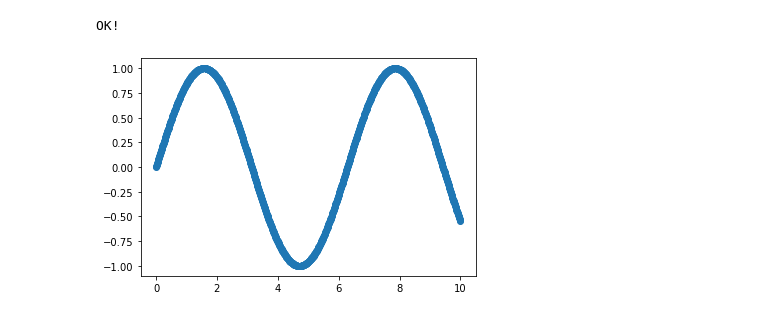
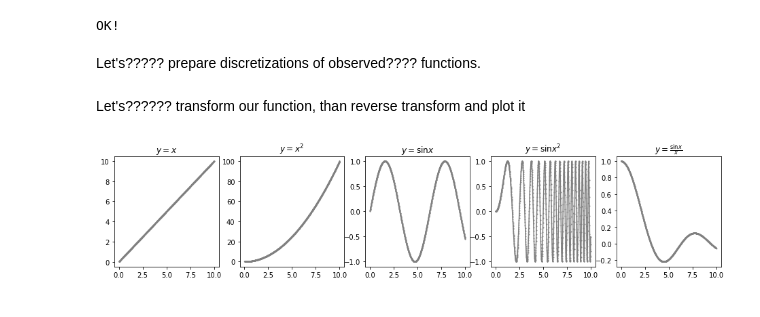
Before and after one commit to antonkulikov401/mipt-algorithms-3sem, a Jupyter notebook: task4-B/fft.ipynb, the cells around one changed output. Drawn from its saved outputs; the diff is of its cells as text; code cells hidden in the pictures.

Commit message:
added plots

```diff
--- a/task4-B/fft.ipynb
+++ b/task4-B/fft.ipynb
@@ -5,6 +6,7 @@ import cmath
 # %%
-def plot_discrete_function(x, y):
-    plt.plot(x, y, 'o')
+def plot_discrete_function(x, y, ax, label):
+    ax.set_title(label)
+    ax.plot(x, y, color='grey', marker='o', markersize=1)
 # %%
 def root_of_unity(n, k):
     return cmath.exp(2j * cmath.pi * k / n)
@@ -19,5 +21,5 @@ def FFT(x):
     return np.concatenate((y0 + roots_of_unity * y1, y0 - roots_of_unity * y1))
 
 def FFTReverse(x):
-    return np.conj(transform(np.conj(x), -1)) / len(x)
+    return np.conj(FFT(np.conj(x))) / len(x)
 # %% [markdown]
@@ -25,6 +27,6 @@ Let's test FFT and FFTReverse on some random tests, comparing it with the functi
 # %%
 np.random.seed(0)
-for i in range(100):
+for i in range(1000):
     x = np.random.rand(64) + 1j * np.random.rand(64)
     fft1, fft2 = FFT(x), np.fft.fft(x)
     ifft1, ifft2 = FFTReverse(fft1), np.fft.ifft(fft2)
@@ -33,10 +35,24 @@ for i in range(100):
 print("OK!")
 # %% [output]
 OK!
-# %%
-sample_rate = 100
-x = np.linspace(0, 10, 10 * sample_rate)
-y = np.sin(x)
-plot_discrete_function(x, y)
-# %% [output]
-[figure, removed]
+# %% [markdown]
+Let's????? prepare discretizations of observed???? functions.
+# %%
+x = np.linspace(0.01, 10, 1024)
+functions = [
+    (r'$y=x$', lambda x: x),
+    (r'$y=x^2$', lambda x: x**2),
+    (r'$y=\sin x$', lambda x: np.sin(x)),
+    (r'$y=\sin x^2$', lambda x: np.sin(x**2)),
+    (r'$y=\frac{\sin x}{x}$', lambda x: np.sin(x) / x)]
+y = [f(x) for n, f in functions]
+# %% [markdown]
+Let's?????? transform our function, than reverse transform and plot it
+# %%
+fig, ax = plt.subplots(1, len(y), figsize=(16, 3))
+for i in range(len(y)):
+    g = FFT(y[i])
+    f2 = FFTReverse(g)
+    plot_discrete_function(x, f2, ax[i], functions[i][0])
+# %% [output]
+[figure, added]
```
Also changed, not shown: parts of 4 cells of this notebook.
